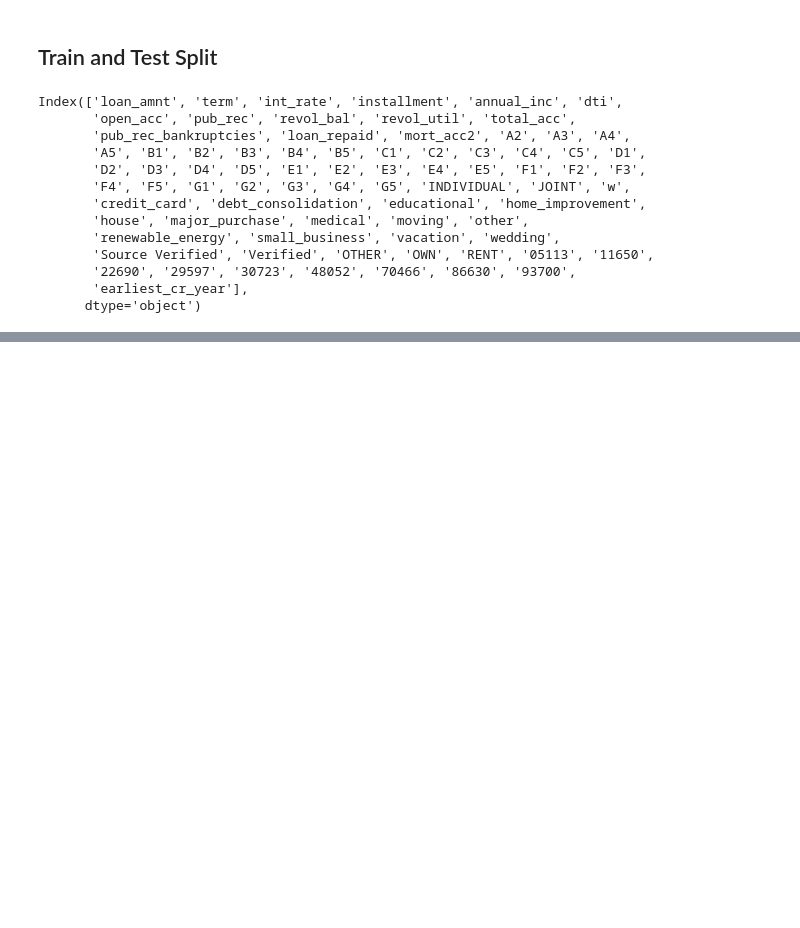
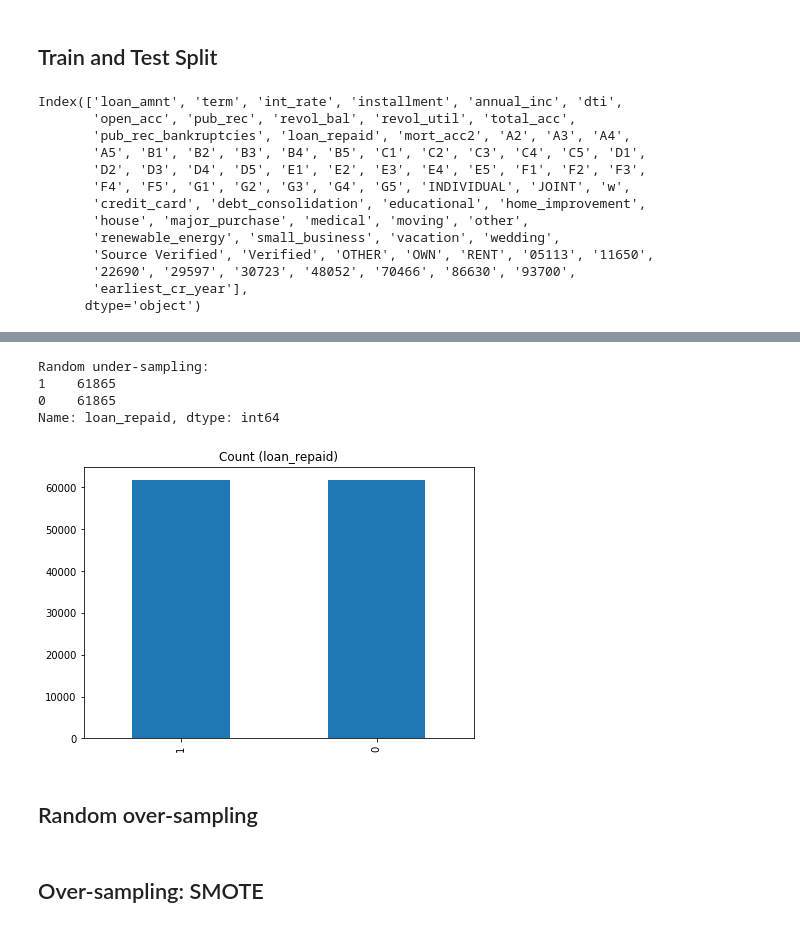
Before and after one commit to yasamanensafi/Loan_investment_prediction, a Jupyter notebook: Loan_investment_prediction.ipynb, the cells around one changed output, grey strips where cells are left out. Cells and saved outputs as stored; diff of their text form; code cells hidden in the pictures; blank space fills up the shorter version.

```diff
--- a/Loan_investment_prediction.ipynb
+++ b/Loan_investment_prediction.ipynb
@@ -651,5 +657,10 @@ Index(['loan_amnt', 'term', 'int_rate', 'installment', 'annual_inc', 'dti',
       dtype='object')
 # %%
 df_sample = df.sample(frac=0.5,random_state=101)
-X = df_sample.drop(['loan_repaid'],axis=1).values
-y=df_sample['loan_repaid'].values
+#X = df_sample.drop(['loan_repaid'],axis=1).values
+#y=df_sample['loan_repaid'].values
+X= df.drop(['loan_repaid'],axis=1)
+y= df['loan_repaid']
+
+#X= df_test_over.drop(['loan_repaid'],axis=1).values
+#y= df_test_over['loan_repaid'].values
@@ -812,0 +687,2 @@ https://machinelearningmastery.com/roc-curves-and-precision-recall-curves-for-cl
+# %%
+df_train = X_train.copy()
@@ -812,0 +691,21 @@ https://machinelearningmastery.com/roc-curves-and-precision-recall-curves-for-cl
+# %%
+# Class count
+count_class_1, count_class_0 = df_train['loan_repaid'].value_counts()
+# %%
+# Divide by class
+df_class_0 = df_train[df_train['loan_repaid'] == 0]
+df_class_1 = df_train[df_train['loan_repaid'] == 1]
+# %%
+df_class_1_under = df_class_1.sample(count_class_0)
+df_test_under = pd.concat([df_class_1_under, df_class_0], axis=0)
+
+print('Random under-sampling:')
+print(df_test_under['loan_repaid'].value_counts())
+
+df_test_under['loan_repaid'].value_counts().plot(kind='bar', title='Count (loan_repaid)');
+# %% [output]
+Random under-sampling:
+1    61865
+0    61865
+Name: loan_repaid, dtype: int64
+[figure, added]
@@ -812,0 +715,2 @@ https://machinelearningmastery.com/roc-curves-and-precision-recall-curves-for-cl
+# %% [markdown]
+## Random over-sampling
@@ -812,0 +722,2 @@ https://machinelearningmastery.com/roc-curves-and-precision-recall-curves-for-cl
+# %% [markdown]
+## Over-sampling: SMOTE
```
Also changed, not shown: parts of 80 cells of this notebook.
